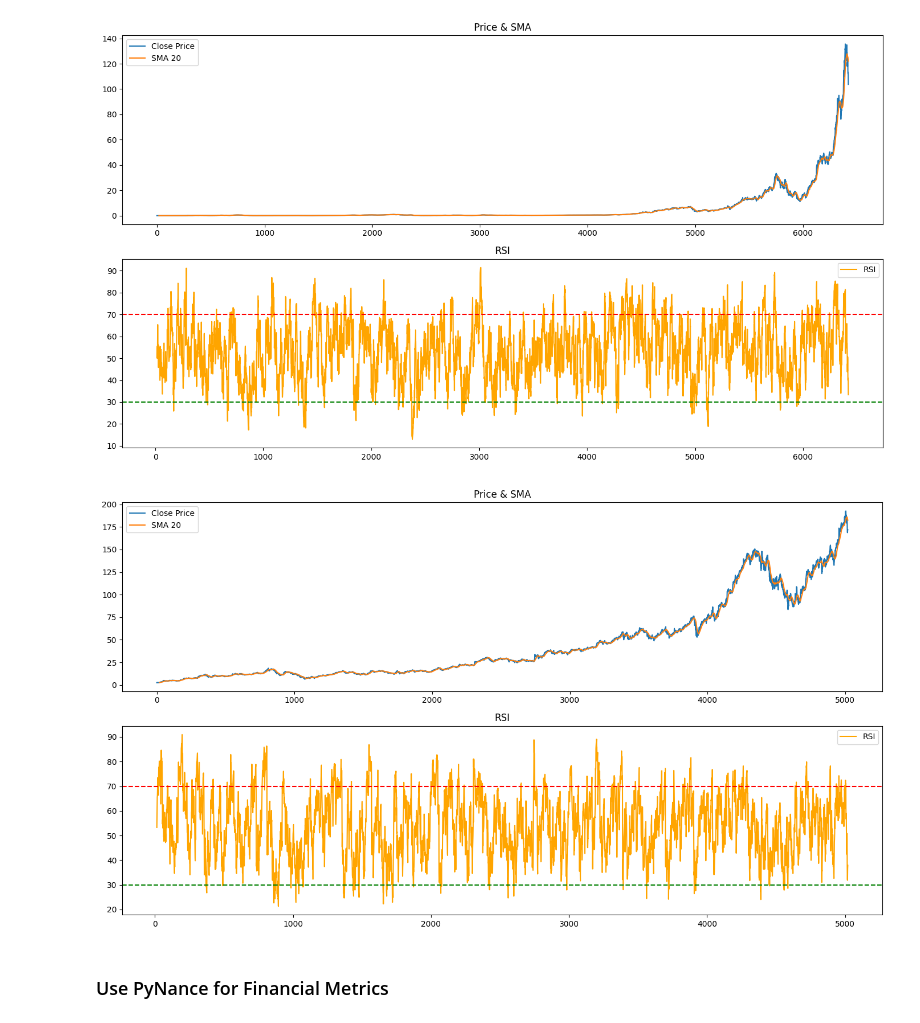
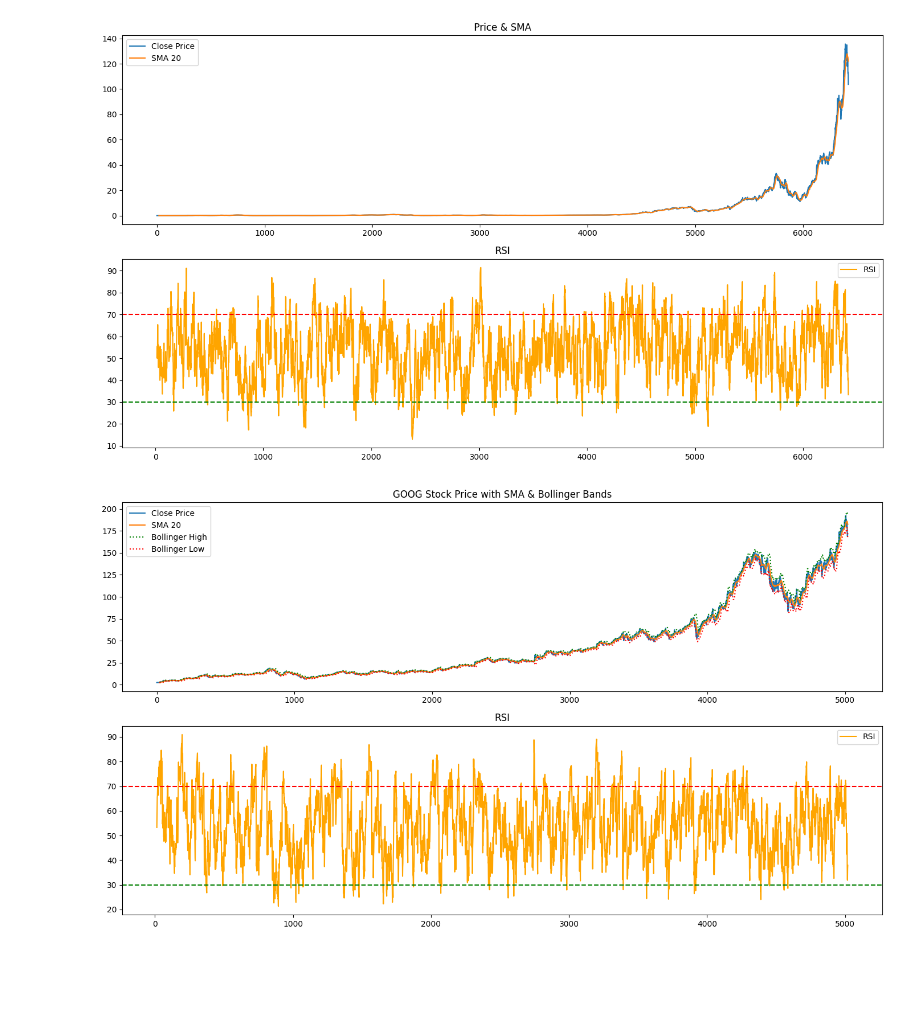
Before and after one commit to 5237-mests/stock-challenge-week-1, a Jupyter notebook: notebooks/eda_task-2.ipynb, the cells around one changed output. Cells and saved outputs as stored; diff of their text form; code cells hidden in the pictures; blank space fills up the shorter version.

```diff
--- a/notebooks/eda_task-2.ipynb
+++ b/notebooks/eda_task-2.ipynb
@@ -286,25 +286,25 @@ plt.show()
 # %%
 # visualize the indicators for goog
 plt.figure(figsize=(14, 8))
 
 # Price + SMA
 plt.subplot(2, 1, 1)
 plt.plot(data_GOOG['Close'], label='Close Price')
 plt.plot(data_GOOG['SMA_20'], label='SMA 20')
-plt.title("Price & SMA")
+plt.plot(data_GOOG['Bollinger_High'], label='Bollinger High', linestyle=':', color='green')
+plt.plot(data_GOOG['Bollinger_Low'], label='Bollinger Low', linestyle=':', color='red')
+plt.title("GOOG Stock Price with SMA & Bollinger Bands")
 plt.legend()
 
 # RSI + MACD
 plt.subplot(2, 1, 2)
 plt.plot(data_GOOG['RSI'], label='RSI', color='orange')
 plt.title("RSI")
 plt.axhline(70, linestyle='--', color='red')
 plt.axhline(30, linestyle='--', color='green')
 plt.legend()
 
 plt.tight_layout()
 plt.show()
 # %% [output]
-[figure, old version]
+[figure, new version]
-# %% [markdown]
-### Use PyNance for Financial Metrics
```
